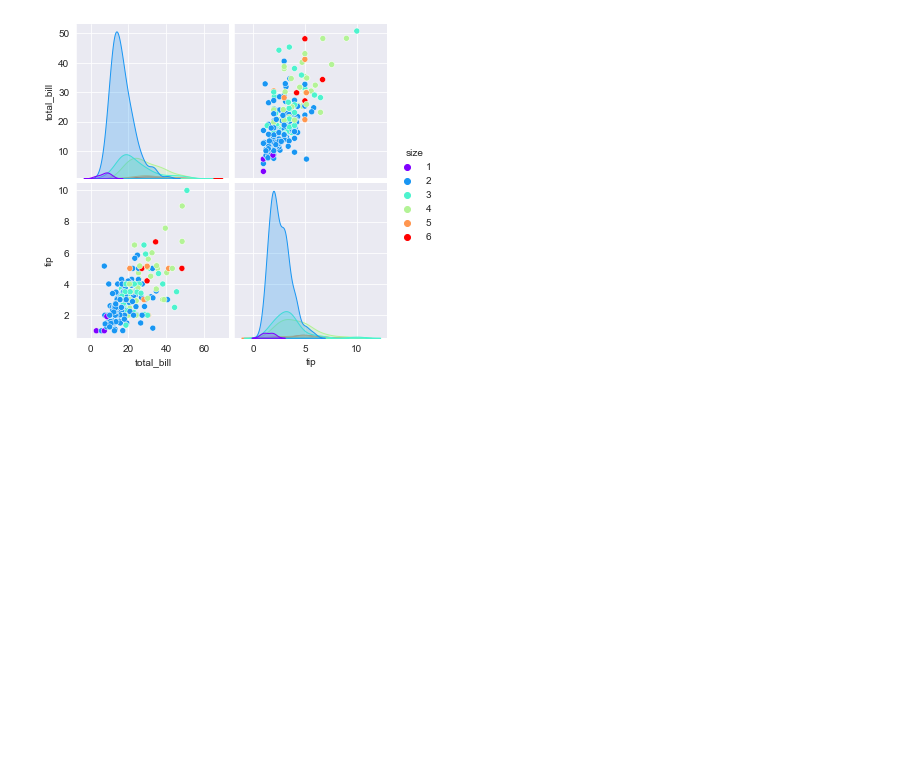
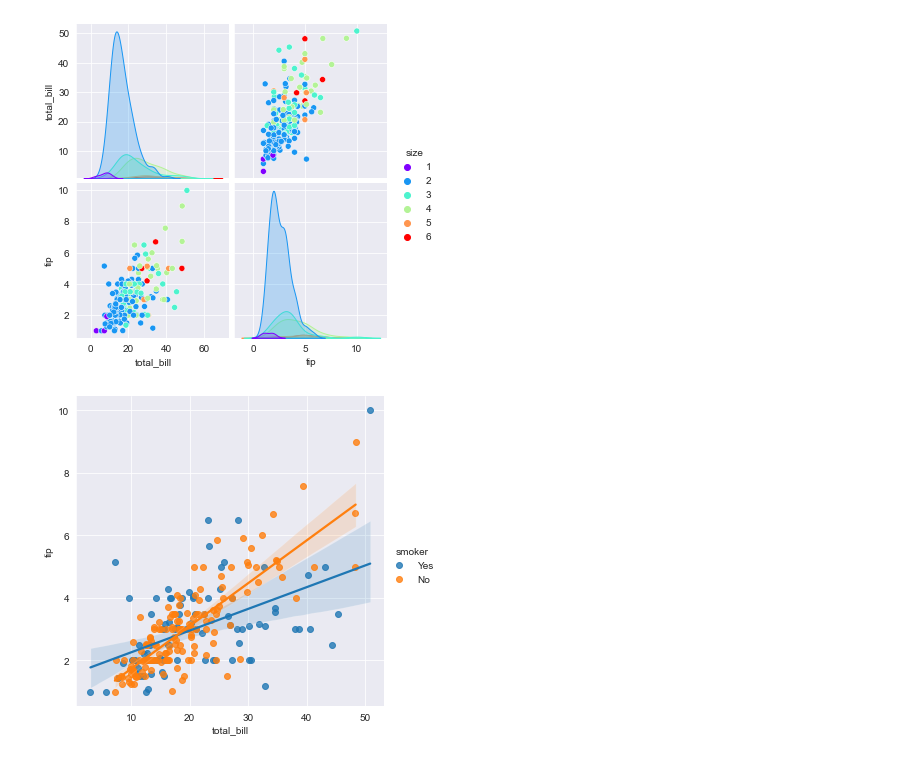
Before and after one commit to JaewooJason/Daily_Practice, a Jupyter notebook: 2022_AI_Visualization[03].ipynb, the cells around one changed output. Drawn from its saved outputs; the diff is of its cells as text; code cells hidden in the pictures; blank space fills up the shorter version.

```diff
--- a/2022_AI_Visualization[03].ipynb
+++ b/2022_AI_Visualization[03].ipynb
@@ -351,3 +351,10 @@ plt.show()
 plt.close()
 # %% [output]
 [figure]
+# %%
+sns.lmplot(data = tips_dataset, x = 'total_bill', y = 'tip', hue = 'smoker')
+
+plt.show()
+plt.close()
+# %% [output]
+[figure, added]
```
